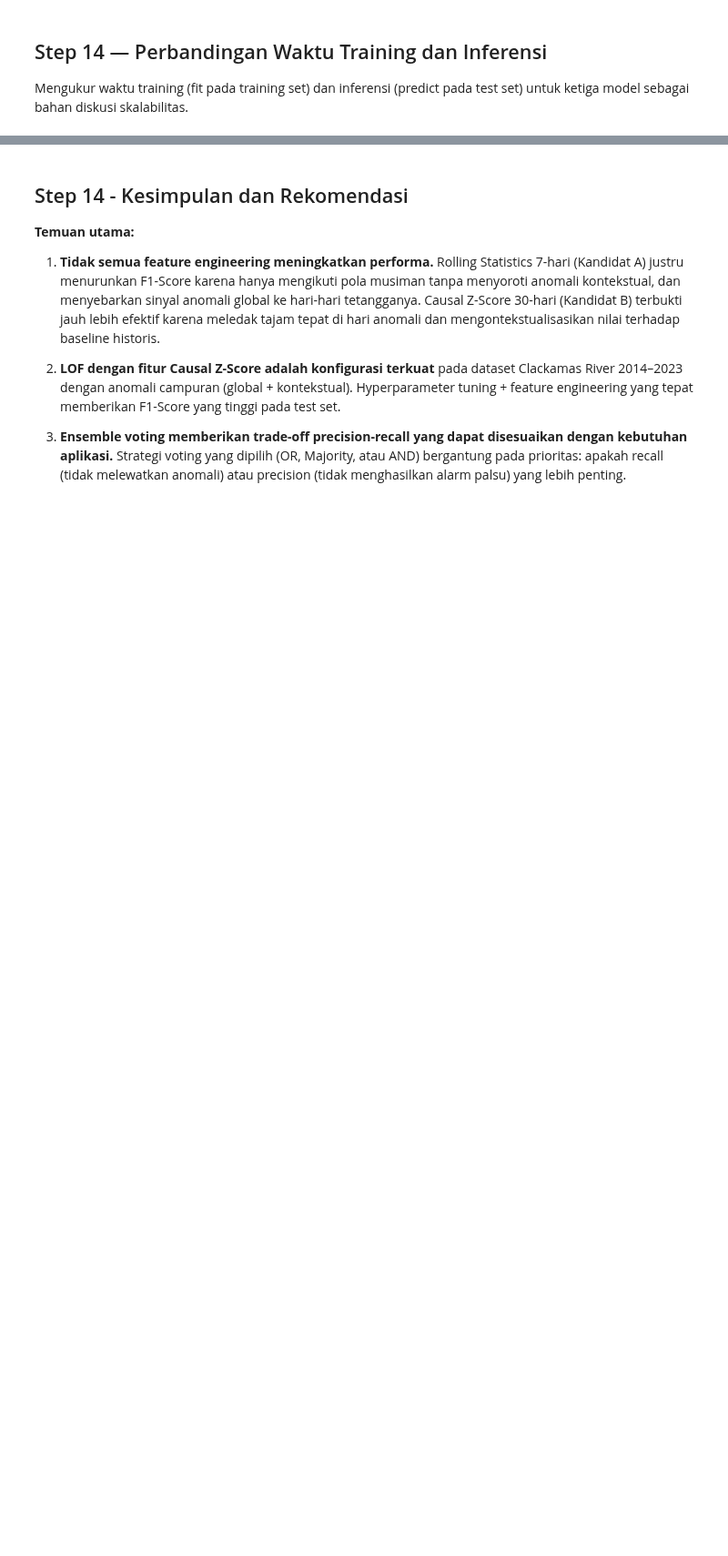
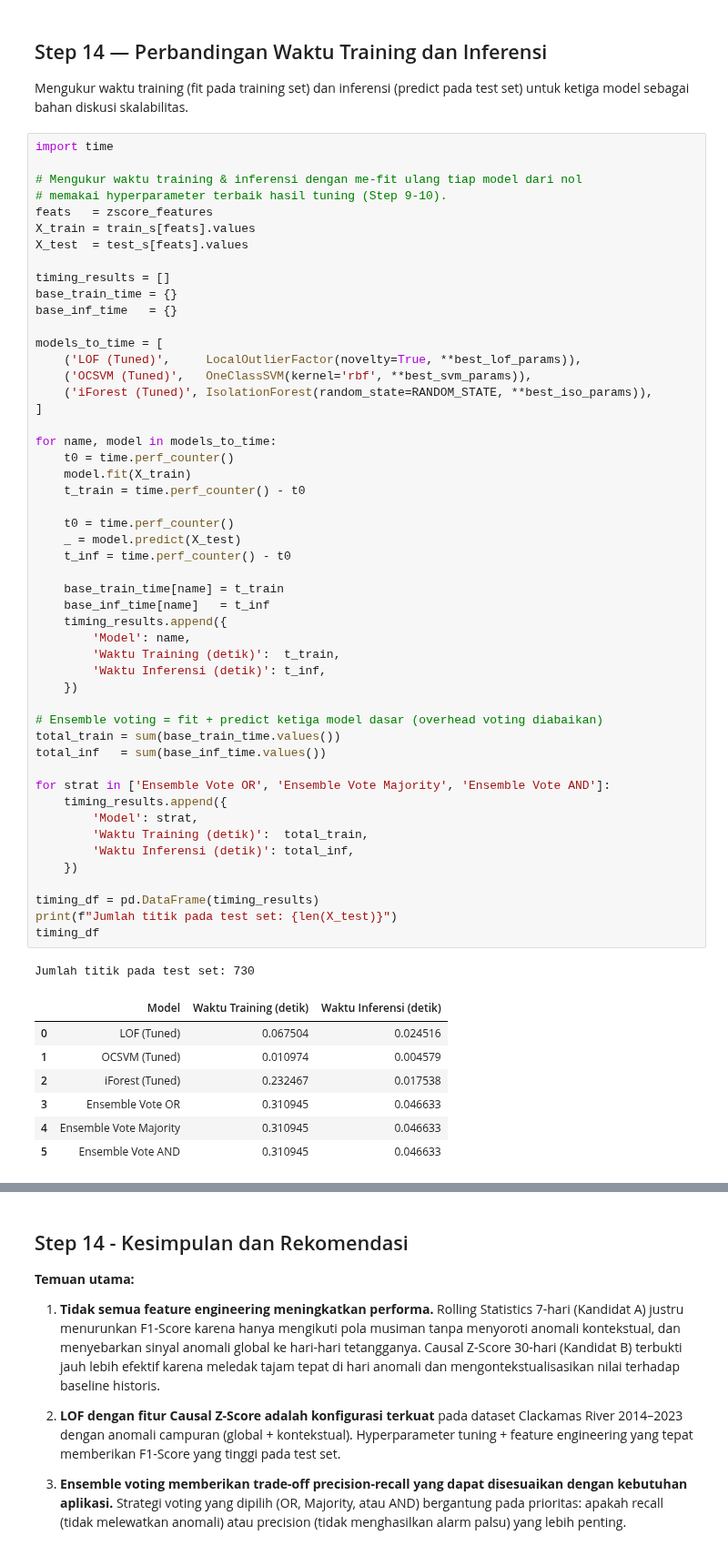
Before and after one commit to aDJi2003/water-anomaly-detection, a Jupyter notebook: notebook/main.ipynb, the cells around one changed output, grey strips where cells are left out. Shown at 91% size. Drawn from its saved outputs; the diff is of its cells as text; blank space fills up the shorter version.

```diff
--- a/notebook/main.ipynb
+++ b/notebook/main.ipynb
@@ -1513,6 +1450,65 @@ Tabel dan grafik di atas memberikan beberapa insight penting:
 
 Mengukur waktu training (fit pada training set) dan inferensi (predict pada test set)
 untuk ketiga model sebagai bahan diskusi skalabilitas.
+# %%
+import time
+
+# Mengukur waktu training & inferensi dengan me-fit ulang tiap model dari nol
+# memakai hyperparameter terbaik hasil tuning (Step 9-10).
+feats   = zscore_features
+X_train = train_s[feats].values
+X_test  = test_s[feats].values
+
+timing_results = []
+base_train_time = {}
+base_inf_time   = {}
+
+models_to_time = [
+    ('LOF (Tuned)',     LocalOutlierFactor(novelty=True, **best_lof_params)),
+    ('OCSVM (Tuned)',   OneClassSVM(kernel='rbf', **best_svm_params)),
+    ('iForest (Tuned)', IsolationForest(random_state=RANDOM_STATE, **best_iso_params)),
+]
+
+for name, model in models_to_time:
+    t0 = time.perf_counter()
+    model.fit(X_train)
+    t_train = time.perf_counter() - t0
+
+    t0 = time.perf_counter()
+    _ = model.predict(X_test)
+    t_inf = time.perf_counter() - t0
+
+    base_train_time[name] = t_train
+    base_inf_time[name]   = t_inf
+    timing_results.append({
+        'Model': name,
+        'Waktu Training (detik)':  t_train,
+        'Waktu Inferensi (detik)': t_inf,
+    })
+
+# Ensemble voting = fit + predict ketiga model dasar (overhead voting diabaikan)
+total_train = sum(base_train_time.values())
+total_inf   = sum(base_inf_time.values())
+
+for strat in ['Ensemble Vote OR', 'Ensemble Vote Majority', 'Ensemble Vote AND']:
+    timing_results.append({
+        'Model': strat,
+        'Waktu Training (detik)':  total_train,
+        'Waktu Inferensi (detik)': total_inf,
+    })
+
+timing_df = pd.DataFrame(timing_results)
+print(f"Jumlah titik pada test set: {len(X_test)}")
+timing_df
+# %% [output]
+Jumlah titik pada test set: 730
+|  | Model | Waktu Training (detik) | Waktu Inferensi (detik) |
+| 0 | LOF (Tuned) | 0.067504 | 0.024516 |
+| 1 | OCSVM (Tuned) | 0.010974 | 0.004579 |
+| 2 | iForest (Tuned) | 0.232467 | 0.017538 |
+| 3 | Ensemble Vote OR | 0.310945 | 0.046633 |
+| 4 | Ensemble Vote Majority | 0.310945 | 0.046633 |
+| 5 | Ensemble Vote AND | 0.310945 | 0.046633 |
 # %%
 # Visualisasi
 fig, axes = plt.subplots(1, 2, figsize=(14, 6))
```
Also changed, not shown: parts of 5 cells of this notebook.
